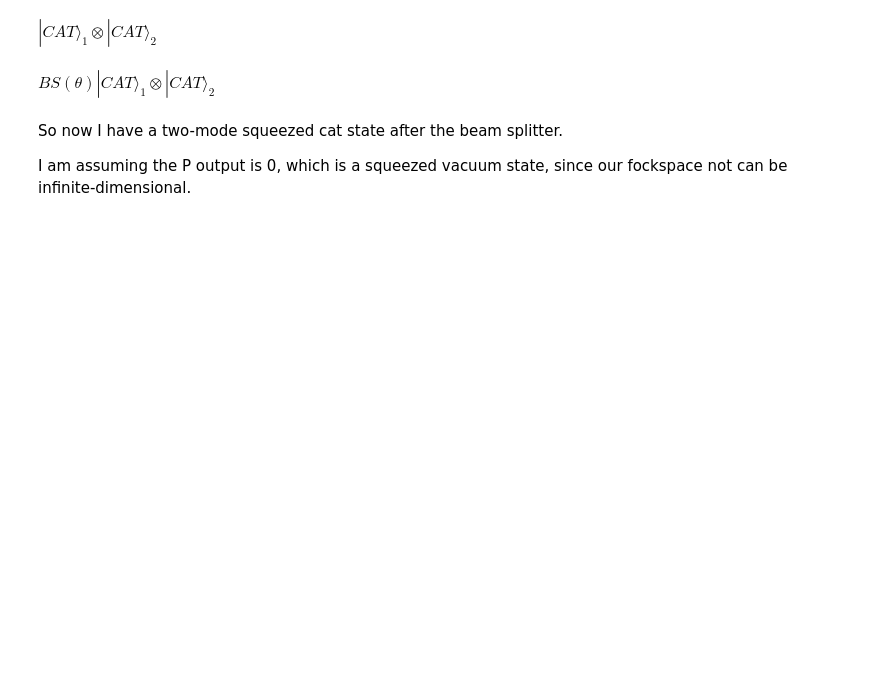
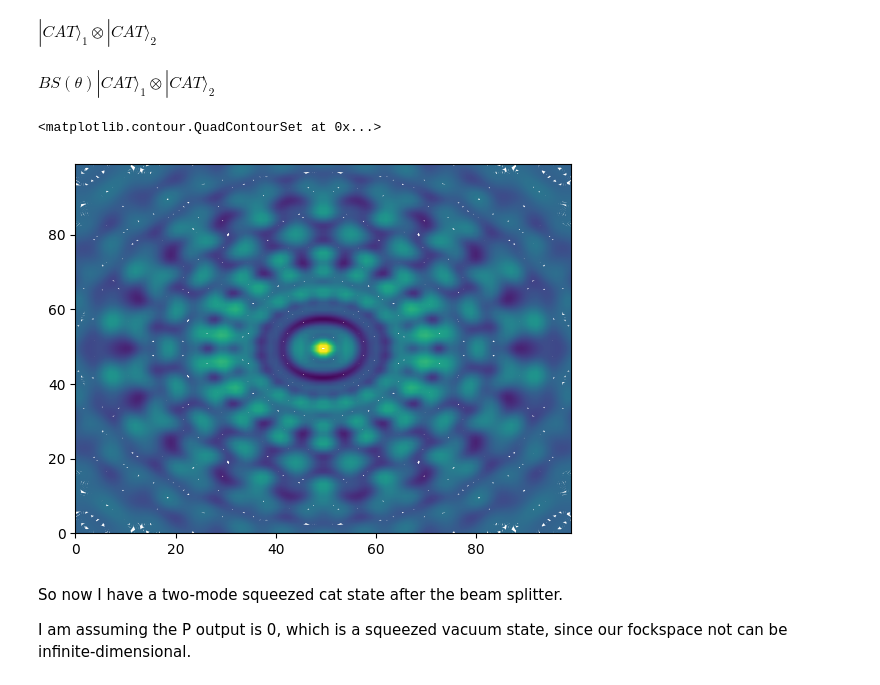
Before and after one commit to lhdarboe/Quantum-Information-Science-Project, a Jupyter notebook: SCS_livia-kopi.ipynb, the cells around one changed output. Saved outputs shown, nothing was run; the diff lists cells and outputs as text; code cells hidden in the pictures; blank space fills up the shorter version.

```diff
--- a/SCS_livia-kopi.ipynb
+++ b/SCS_livia-kopi.ipynb
@@ -29,35 +30,41 @@ two_mode_cat_begin = tensor(cat_state_squeezed, cat_state_squeezed)
 # %% [markdown]
 $BS(\theta) |CAT\rangle_{1} \otimes |CAT\rangle_{2}$
 # %%
-def BS(eta,N1, N2, input_state):
-    ## Create a beam splitter operator with angle theta
+def BS(T, N1, N2, input_state):
+    """
+    Beam splitter operator with transmissivity eta.
+    Works on density matrices only.
+    """
 
-    a1 = destroy(N1)
-    a1dag = a1.dag()
-    a2 = destroy(N2)
-    a2dag = a2.dag()
+    a1, a2 = destroy(N1), destroy(N2)
 
-    T = 1/eta
+    # angle from transmissivity
+    eta = 1/T
+    theta = np.arccos(np.sqrt(eta))
 
-    theta = np.sqrt(np.arccos(T))
+    # quadratures
+    x1 = (a1 + a1.dag()) / np.sqrt(2)
+    p1 = 1j * (a1.dag() - a1) / np.sqrt(2)
+    x2 = (a2 + a2.dag()) / np.sqrt(2)
+    p2 = 1j * (a2.dag() - a2) / np.sqrt(2)
 
-    x1 = (a1 + a1dag)*1/np.sqrt(2)
-    p1 = 1j * (a1dag - a1)*1/np.sqrt(2)
-    x2 = (a2 + a2dag)*1/np.sqrt(2)
-    p2 = 1j * (a2dag - a2)*1/np.sqrt(2)
-
-    BS = 1j * theta * (tensor(p1, x2) - tensor(x1, p2))
-
-    BSs = BS.expm()  # Exponentiate to get the unitary operator
+    # BS generator
+    H_BS = 1j * theta * (tensor(p1, x2) - tensor(x1, p2))
+    U_BS = H_BS.expm()
 
     if input_state.isket:
-        answer = BSs * input_state
-    else:
-        answer = BSs * input_state * BSs.dag()
+        input_state = input_state * input_state.dag()
 
-    return answer
+    out_put = U_BS * input_state * U_BS.dag()
+
+    return out_put.unit()  # normalize
 # %%
 cat_out_mode1and2 = BS(2, N, N, two_mode_cat_begin)
+wigner_ = wigner(cat_out_mode1and2, x, p)
+plt.contour(wigner_, levels=1000)
+# %% [output]
+<matplotlib.contour.QuadContourSet at 0x...>
+[figure, added]
 # %% [markdown]
 So now I have a two-mode squeezed cat state after the beam splitter.
 
```
Also changed, not shown: parts of 14 cells of this notebook, 2 other files.
